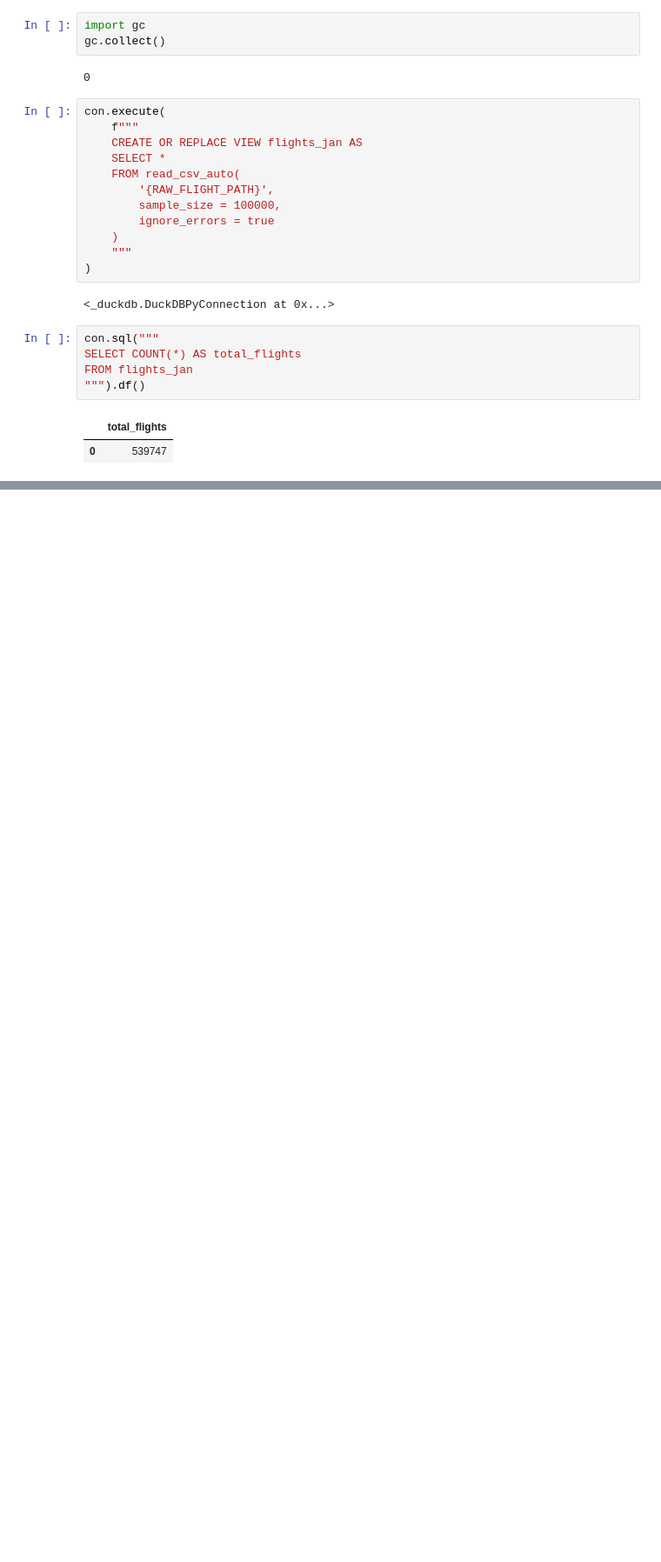
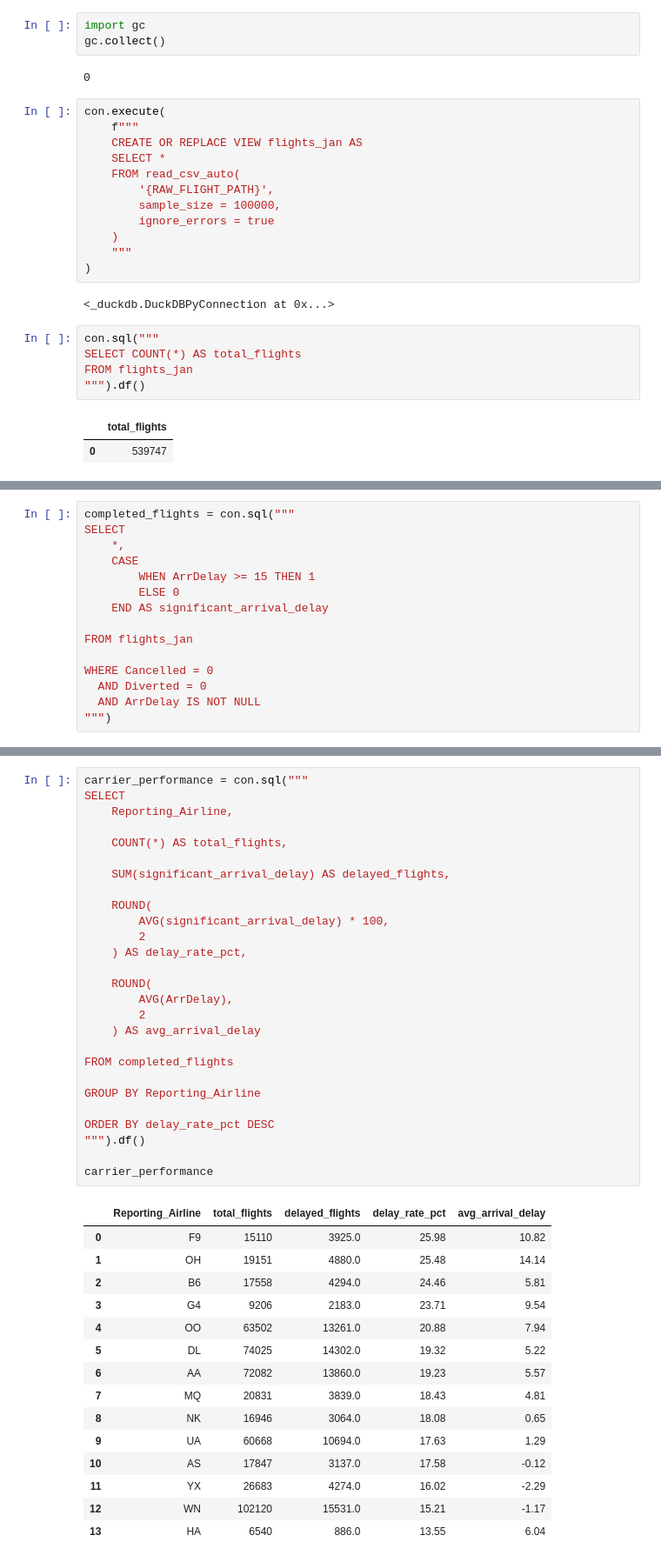
Before and after one commit to ttashi7/flight-operations-intelligence, a Jupyter notebook: notebooks/01_flight_data_profiling.ipynb, the cells around one changed output, grey strips where cells are left out. Shown at 87% size. Saved outputs shown, nothing was run; the diff lists cells and outputs as text; blank space fills up the shorter version.

```diff
--- a/notebooks/01_flight_data_profiling.ipynb
+++ b/notebooks/01_flight_data_profiling.ipynb
@@ -483,0 +521,15 @@ FROM flights_jan
+# %%
+completed_flights = con.sql("""
+SELECT
+    *,
+    CASE
+        WHEN ArrDelay >= 15 THEN 1
+        ELSE 0
+    END AS significant_arrival_delay
+
+FROM flights_jan
+
+WHERE Cancelled = 0
+  AND Diverted = 0
+  AND ArrDelay IS NOT NULL
+""")
@@ -483,0 +565,43 @@ FROM flights_jan
+# %%
+carrier_performance = con.sql("""
+SELECT
+    Reporting_Airline,
+
+    COUNT(*) AS total_flights,
+
+    SUM(significant_arrival_delay) AS delayed_flights,
+
+    ROUND(
+        AVG(significant_arrival_delay) * 100,
+        2
+    ) AS delay_rate_pct,
+
+    ROUND(
+        AVG(ArrDelay),
+        2
+    ) AS avg_arrival_delay
+
+FROM completed_flights
+
+GROUP BY Reporting_Airline
+
+ORDER BY delay_rate_pct DESC
+""").df()
+
+carrier_performance
+# %% [output]
+|  | Reporting_Airline | total_flights | delayed_flights | delay_rate_pct | avg_arrival_delay |
+| 0 | F9 | 15110 | 3925.0 | 25.98 | 10.82 |
+| 1 | OH | 19151 | 4880.0 | 25.48 | 14.14 |
+| 2 | B6 | 17558 | 4294.0 | 24.46 | 5.81 |
+| 3 | G4 | 9206 | 2183.0 | 23.71 | 9.54 |
+| 4 | OO | 63502 | 13261.0 | 20.88 | 7.94 |
+| 5 | DL | 74025 | 14302.0 | 19.32 | 5.22 |
+| 6 | AA | 72082 | 13860.0 | 19.23 | 5.57 |
+| 7 | MQ | 20831 | 3839.0 | 18.43 | 4.81 |
+| 8 | NK | 16946 | 3064.0 | 18.08 | 0.65 |
+| 9 | UA | 60668 | 10694.0 | 17.63 | 1.29 |
+| 10 | AS | 17847 | 3137.0 | 17.58 | -0.12 |
+| 11 | YX | 26683 | 4274.0 | 16.02 | -2.29 |
+| 12 | WN | 102120 | 15531.0 | 15.21 | -1.17 |
+| 13 | HA | 6540 | 886.0 | 13.55 | 6.04 |
```
Also changed, not shown: parts of 41 cells of this notebook.
